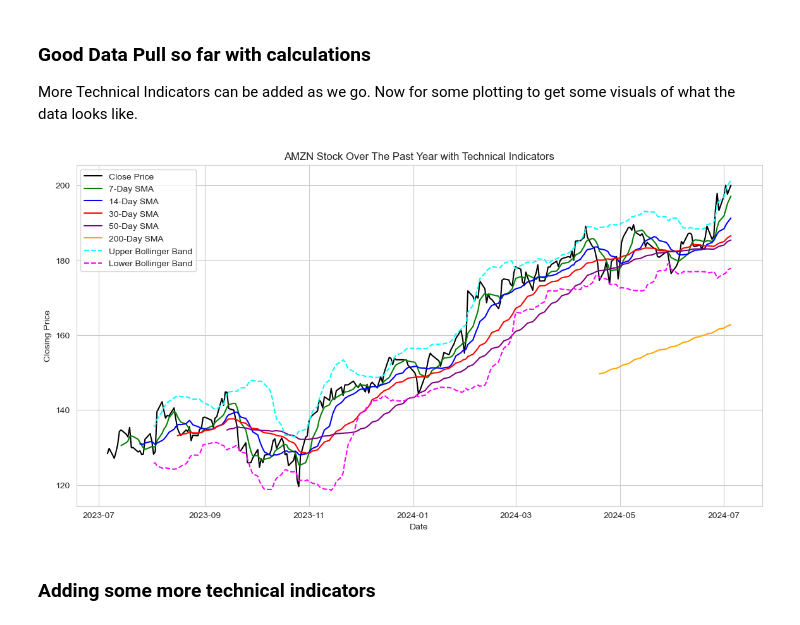
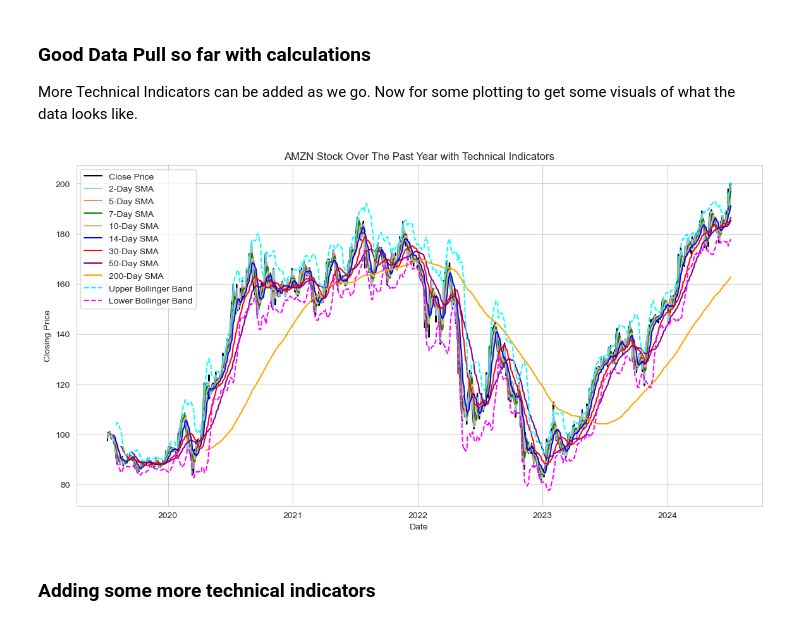
Before and after one commit to sflyranger/Stock_Price_Machine_Learning_Project, a Jupyter notebook: Amazon Stock Prediction Model.ipynb, the cells around one changed output. Cells and saved outputs as stored; diff of their text form; code cells hidden in the pictures.

Commit message:
Time Change

```diff
--- a/Amazon Stock Prediction Model.ipynb
+++ b/Amazon Stock Prediction Model.ipynb
@@ -12,13 +12,13 @@ import warnings
 
 # Dates
 today = pd.Timestamp.today().strftime('%Y-%m-%d')
-one_year_ago = (pd.Timestamp.today() - pd.DateOffset(years=1)).strftime('%Y-%m-%d')
+start_time = (pd.Timestamp.today() - pd.DateOffset(years=5)).strftime('%Y-%m-%d')
 
 # Ticker symbol
 ticker = 'AMZN'
 
 # Data Pull
-hist_data = yf.download(ticker, start=one_year_ago, end=today,progress=False)
+hist_data = yf.download(ticker, start=start_time, end=today,progress=False)
 
 # Ensure data is in a DataFrame with datetime index
 df = pd.DataFrame(hist_data)
@@ -81,27 +102,30 @@ More Technical Indicators can be added as we go. Now for some plotting to get so
 # %%
 import matplotlib.pyplot as plt
 import seaborn as sns
 
 sns.set_style('whitegrid')
 plt.figure(figsize =(14,7))
 # Moving Aveerages
 plt.plot(df.index, df['Close'], label = 'Close Price', color = 'black')
+plt.plot(df.index,df['SMA_2'],label = '2-Day SMA', color = 'skyblue')
+plt.plot(df.index,df['SMA_5'],label = '5-Day SMA', color = 'salmon')
 plt.plot(df.index,df['SMA_7'],label = '7-Day SMA', color = 'green')
+plt.plot(df.index,df['SMA_10'],label = '10-Day SMA', color = 'burlywood')
 plt.plot(df.index, df['SMA_14'],label = '14-Day SMA',color = 'blue')
 plt.plot(df.index, df['SMA_30'],label = '30-Day SMA', color = 'red')
 plt.plot(df.index,df['SMA_50'], label = '50-Day SMA',color = 'purple')
 plt.plot(df.index, df['SMA_200'], label = '200-Day SMA',color = 'orange')
 # Bollinger Bands
 plt.plot(df.index,df['BBU_20_2.0'],label = 'Upper Bollinger Band',color = 'cyan',linestyle = '--')
 plt.plot(df.index,df['BBL_20_2.0'],label = 'Lower Bollinger Band',color = 'magenta',linestyle = '--')
 
 plt.title('AMZN Stock Over The Past Year with Technical Indicators')
 plt.xlabel('Date')
 plt.ylabel('Closing Price')
 plt.legend()
 plt.show()
 # %% [output]
-[figure, old version]
+[figure, new version]
 # %% [markdown]
 ### Adding some more technical indicators
 # %% [markdown]
```
Also changed, not shown: parts of 6 cells of this notebook, 6 other files.
